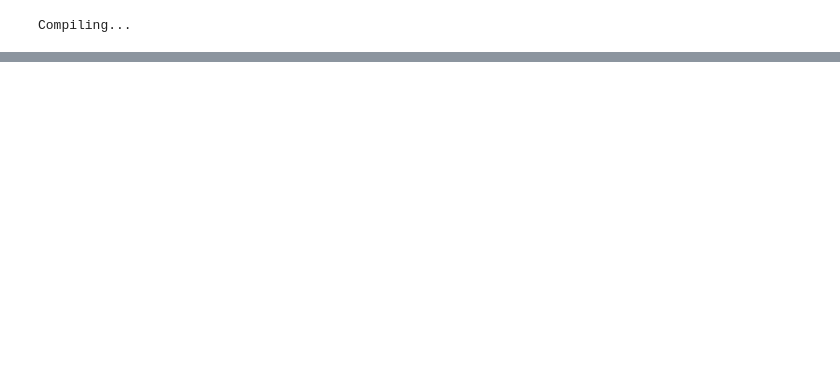
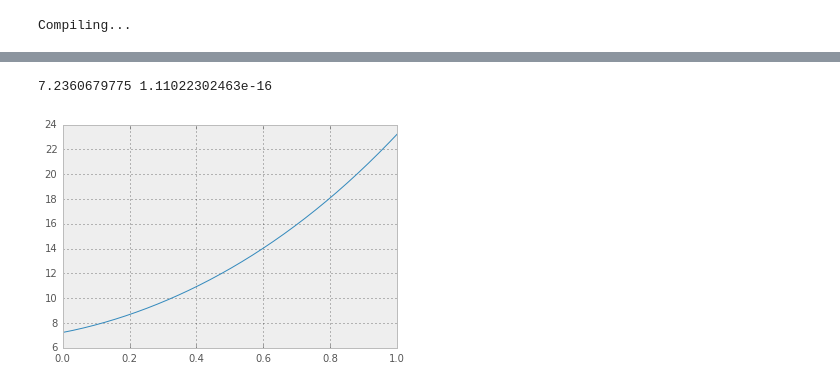
Before and after one commit to iamlemec/meteo, a Jupyter notebook: Meteo.ipynb, the cells around one changed output, grey strips where cells are left out. Drawn from its saved outputs; the diff is of its cells as text; code cells hidden in the pictures; blank space fills up the shorter version.

```diff
--- a/Meteo.ipynb
+++ b/Meteo.ipynb
@@ -116,0 +142,30 @@ Max err = 8.881784197e-16
+# %%
+c = 50.0
+g = 0.01
+pi = 0.1
+r = 0.05
+gamma = 2.0
+tau = 0.15
+
+Wmin = gamma*c*r**(gamma-1)
+Wmax = 20.0
+Wfunc = lambda W: r*W-pi-(gamma-1)*c*(W/(gamma*c))**(gamma/(gamma-1))
+Wbar = opt.brentq(Wfunc,Wmin,Wmax)
+print Wbar,Wfunc(Wbar)
+
+N = 128
+qgrid = np.linspace(0.0,1.0,N)
+def Wgen():
+    Wval = Wbar
+    yield Wval
+    for i in xrange(1,N):
+        delq = qgrid[N-i] - qgrid[N-i-1]
+        q = qgrid[N-i]
+        delW = delq*2*((c*g)-np.sqrt((c*g)**2+c*((r-g+tau*(1.0-q))*Wval-pi*q)))
+        Wval -= delW
+        yield Wval
+Wvec = np.array(list(Wgen()))
+plot(qgrid,Wvec);
+# %% [output]
+7.2360679775 1.11022302463e-16
+[figure, added]
```
Also changed, not shown: parts of 7 cells of this notebook.
